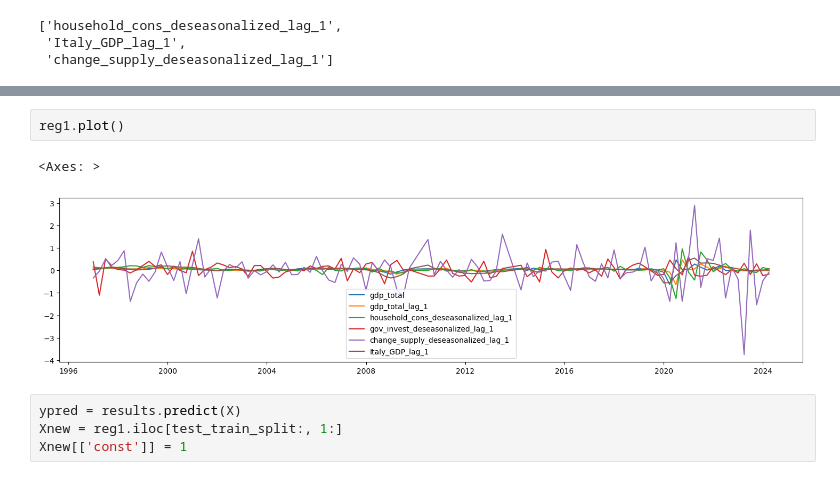
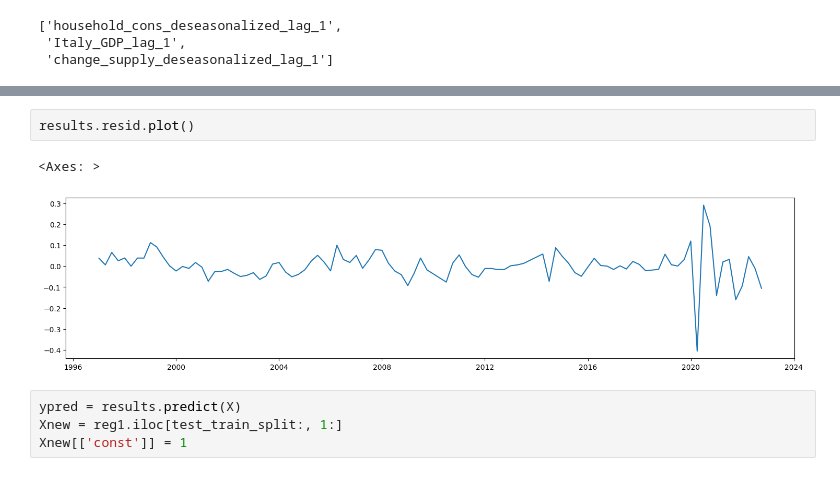
Before and after one commit to powell001/NowCast_Data_v2, a Jupyter notebook: src/a06_forecastQuarterlyData_withQuarterlyData_Lasso.ipynb, the cells around one changed output, grey strips where cells are left out. Cells and saved outputs as stored; diff of their text form.

```diff
--- a/src/a06_forecastQuarterlyData_withQuarterlyData_Lasso.ipynb
+++ b/src/a06_forecastQuarterlyData_withQuarterlyData_Lasso.ipynb
@@ -658,11 +675,11 @@ Notes:
 | 2024-04-01 | 0.078594 | 0.032118 | -0.085612 | 0.060912 | 0.048001 | ... |
 | 2024-07-01 | 0.060024 | 0.017211 | 0.090783 | 0.047688 | 0.042601 | ... |
 111 rows × 42 columns
-# %%
-reg1.plot()
-# %% [output]
-<Axes: >
-[figure, removed]
+# %%
+results.resid.plot()
+# %% [output]
+<Axes: >
+[figure, added]
 # %%
 ypred = results.predict(X)
 Xnew = reg1.iloc[test_train_split:, 1:]
```
Also changed, not shown: parts of 10 cells of this notebook, 1 other file.
